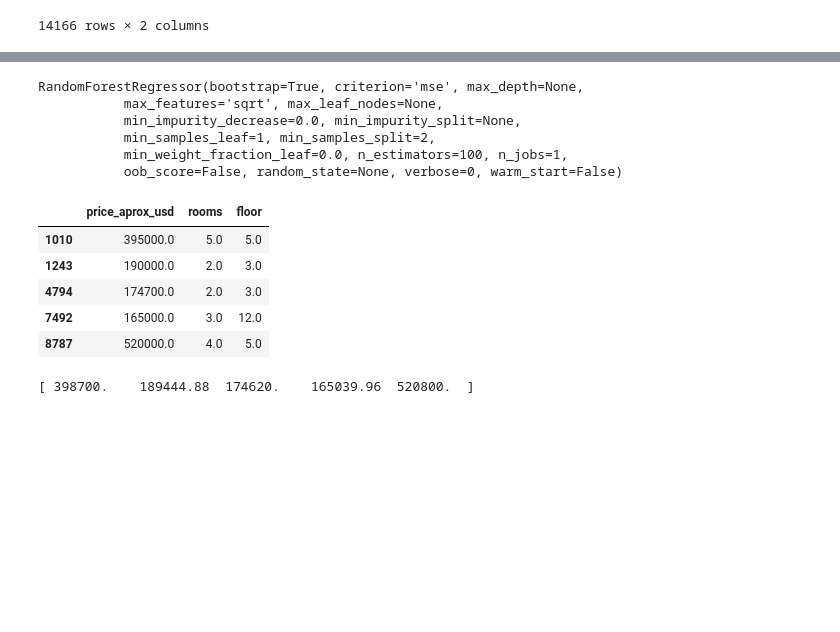
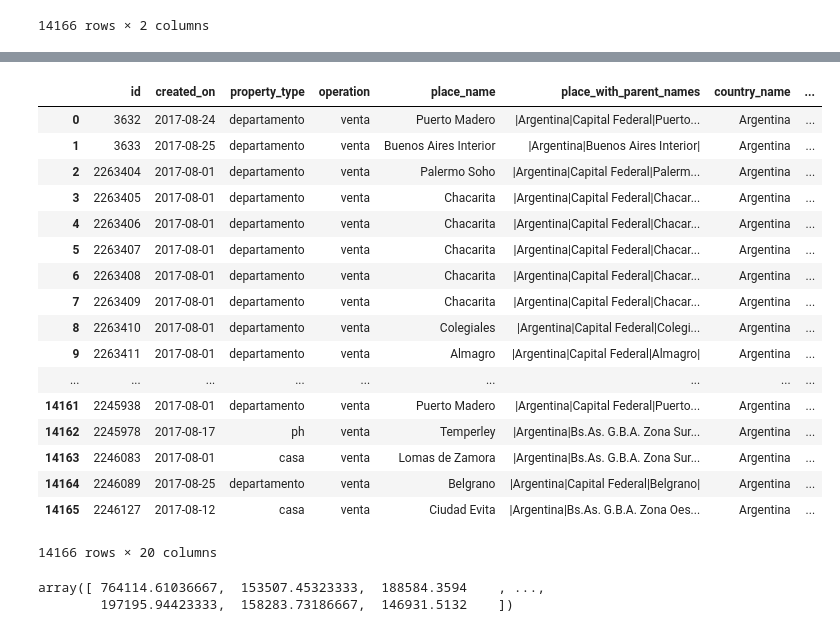
Before and after one commit to NicoGallegos/tpdatos, a Jupyter notebook: TP 2 2.0.ipynb, the cells around one changed output, grey strips where cells are left out. Drawn from its saved outputs; the diff is of its cells as text; code cells hidden in the pictures; blank space fills up the shorter version.

```diff
--- a/TP 2 2.0.ipynb
+++ b/TP 2 2.0.ipynb
@@ -532,35 +546,29 @@ datosCapitalForTraining = datosCapital[['price_aprox_usd','rooms','floor']]
-# %%
-from sklearn.neighbors import KNeighborsRegressor
-from sklearn.linear_model import LinearRegression, LogisticRegression
-from sklearn.svm import SVR
-from sklearn.metrics import r2_score
-from sklearn.cross_validation import train_test_split
-from sklearn.ensemble import RandomForestRegressor
-
-
-x_train, x_test, y_train, y_test = train_test_split(datosCapitalForTraining, datosCapitalForTraining['price_aprox_usd'], test_size=0.2)
-
-model = RandomForestRegressor(n_estimators=100, max_features='sqrt')
-model.fit(x_train,y_train)
-# %% [output]
-RandomForestRegressor(bootstrap=True, criterion='mse', max_depth=None,
-           max_features='sqrt', max_leaf_nodes=None,
-           min_impurity_decrease=0.0, min_impurity_split=None,
-           min_samples_leaf=1, min_samples_split=2,
-           min_weight_fraction_leaf=0.0, n_estimators=100, n_jobs=1,
-           oob_score=False, random_state=None, verbose=0, warm_start=False)
-# %%
-unoCualquiera = datosCapital[datosCapital['place_name'] == 'Palermo'].head(5)
-unoCualquiera = unoCualquiera[['price_aprox_usd','rooms','floor']]
-unoCualquiera.head()
-# %% [output]
-|  | price_aprox_usd | rooms | floor |
-| 1010 | 395000.0 | 5.0 | 5.0 |
-| 1243 | 190000.0 | 2.0 | 3.0 |
-| 4794 | 174700.0 | 2.0 | 3.0 |
-| 7492 | 165000.0 | 3.0 | 12.0 |
-| 8787 | 520000.0 | 4.0 | 5.0 |
-# %%
-print(model.predict(unoCualquiera))
-# %% [output]
-[ 398700.    189444.88  174620.    165039.96  520800.  ]
+# %%
+#One hot encoding para tipo de propiedad
+datosForTesting['EsCasa'] = datosForTesting['property_type'].str.contains('casa')
+datosForTesting['EsDpto'] = datosForTesting['property_type'].str.contains('departamento')
+datosForTesting['EsPH'] = datosForTesting['property_type'].str.contains('ph')
+datos['EsCasa'] = datos['property_type'].str.contains('casa')
+datos['EsDpto'] = datos['property_type'].str.contains('departamento')
+datos['EsPH'] = datos['property_type'].str.contains('ph')
+# %%
+datosForTesting
+# %% [output]
+|  | id | created_on | property_type | operation | place_name | place_with_parent_names | country_name | ... |
+| 0 | 3632 | 2017-08-24 | departamento | venta | Puerto Madero | |Argentina|Capital Federal|Puerto... | Argentina | ... |
+| 1 | 3633 | 2017-08-25 | departamento | venta | Buenos Aires Interior | |Argentina|Buenos Aires Interior| | Argentina | ... |
+| 2 | 2263404 | 2017-08-01 | departamento | venta | Palermo Soho | |Argentina|Capital Federal|Palerm... | Argentina | ... |
+| 3 | 2263405 | 2017-08-01 | departamento | venta | Chacarita | |Argentina|Capital Federal|Chacar... | Argentina | ... |
+| 4 | 2263406 | 2017-08-01 | departamento | venta | Chacarita | |Argentina|Capital Federal|Chacar... | Argentina | ... |
+| 5 | 2263407 | 2017-08-01 | departamento | venta | Chacarita | |Argentina|Capital Federal|Chacar... | Argentina | ... |
+| 6 | 2263408 | 2017-08-01 | departamento | venta | Chacarita | |Argentina|Capital Federal|Chacar... | Argentina | ... |
+| 7 | 2263409 | 2017-08-01 | departamento | venta | Chacarita | |Argentina|Capital Federal|Chacar... | Argentina | ... |
+| 8 | 2263410 | 2017-08-01 | departamento | venta | Colegiales | |Argentina|Capital Federal|Colegi... | Argentina | ... |
+| 9 | 2263411 | 2017-08-01 | departamento | venta | Almagro | |Argentina|Capital Federal|Almagro| | Argentina | ... |
+| ... | ... | ... | ... | ... | ... | ... | ... | ... |
+| 14161 | 2245938 | 2017-08-01 | departamento | venta | Puerto Madero | |Argentina|Capital Federal|Puerto... | Argentina | ... |
+| 14162 | 2245978 | 2017-08-17 | ph | venta | Temperley | |Argentina|Bs.As. G.B.A. Zona Sur... | Argentina | ... |
+| 14163 | 2246083 | 2017-08-01 | casa | venta | Lomas de Zamora | |Argentina|Bs.As. G.B.A. Zona Sur... | Argentina | ... |
+| 14164 | 2246089 | 2017-08-25 | departamento | venta | Belgrano | |Argentina|Capital Federal|Belgrano| | Argentina | ... |
+| 14165 | 2246127 | 2017-08-12 | casa | venta | Ciudad Evita | |Argentina|Bs.As. G.B.A. Zona Oes... | Argentina | ... |
+14166 rows × 20 columns
@@ -566,0 +587,12 @@ print(model.predict(unoCualquiera))
+# %%
+#datosSinNull = datos.loc[datos['lat'].notnull(),:]
+#datosSinNull = datosSinNull.loc[datosSinNull['lon'].notnull(),:]
+#datosSinNull = datosSinNull.loc[datosSinNull['surface_total_in_m2'].notnull(),:]
+#datosSinNull = datosSinNull.loc[datosSinNull['surface_covered_in_m2'].notnull(),:]
+x_train, x_test, y_train, y_test = train_test_split(datosPrueba2, datos['price_aprox_usd'], test_size=0.2)
+RFRModel.fit(x_train, y_train)
+prueba2 = RFRModel.predict(imp.fit_transform(segundaPrueba))
+prueba2
+# %% [output]
+array([ 764114.61036667,  153507.45323333,  188584.3594    , ...,
+        197195.94423333,  158283.73186667,  146931.5132    ])
```
Also changed, not shown: parts of 37 cells of this notebook.
